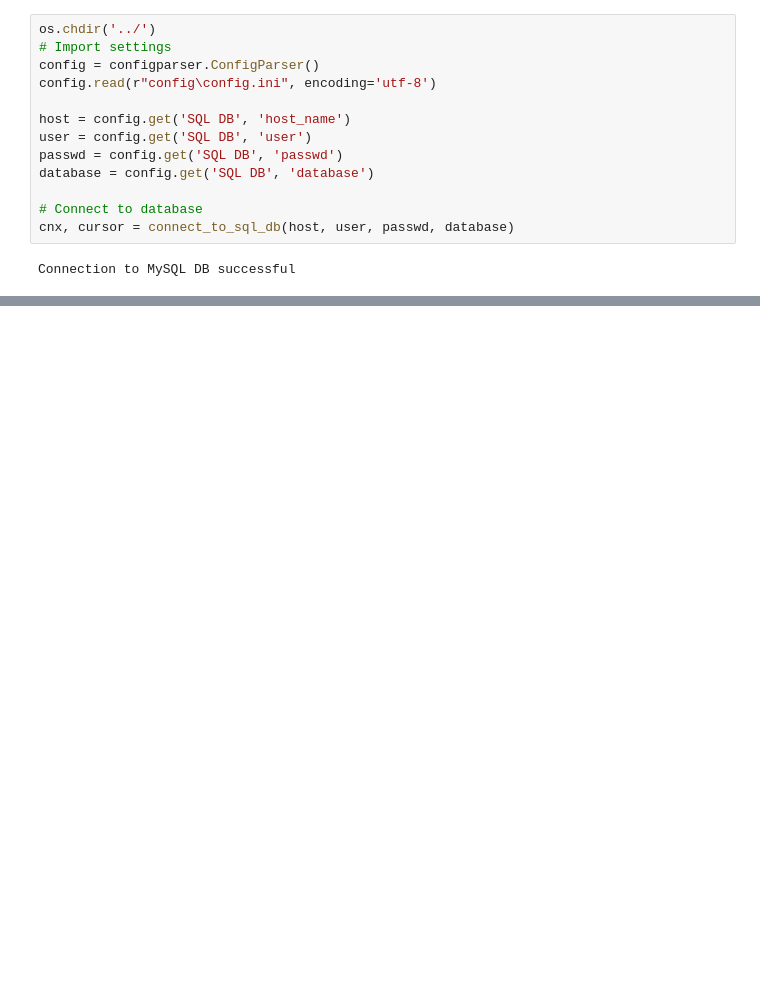
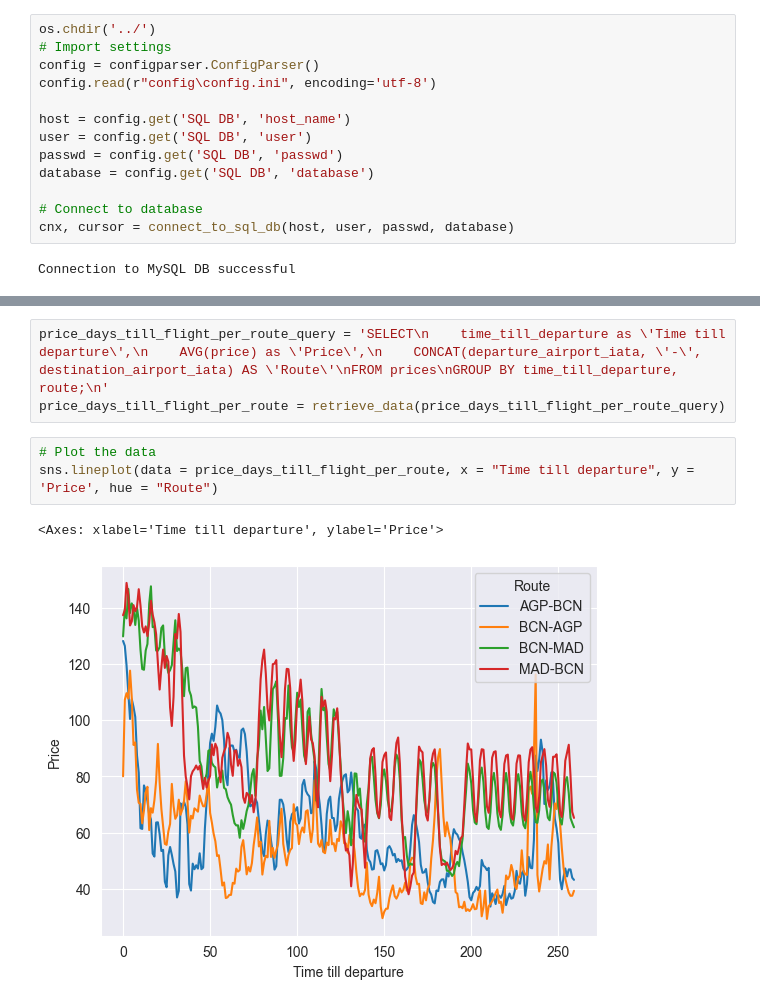
Before and after one commit to skiador/FlightPrices, a Jupyter notebook: notebooks/Data analysis.ipynb, the cells around one changed output, grey strips where cells are left out. Saved outputs shown, nothing was run; the diff lists cells and outputs as text; blank space fills up the shorter version.

```diff
--- a/notebooks/Data analysis.ipynb
+++ b/notebooks/Data analysis.ipynb
@@ -87,3 +90,12 @@ sns.lineplot(data = price_days_till_flight, x = "Time till departure", y = 'Pric
 # %% [output]
 <Axes: xlabel='Time till departure', ylabel='Price'>
 [figure]
+# %%
+price_days_till_flight_per_route_query = 'SELECT\n    time_till_departure as \'Time till departure\',\n    AVG(price) as \'Price\',\n    CONCAT(departure_airport_iata, \'-\', destination_airport_iata) AS \'Route\'\nFROM prices\nGROUP BY time_till_departure, route;\n'
+price_days_till_flight_per_route = retrieve_data(price_days_till_flight_per_route_query)
+# %%
+# Plot the data
+sns.lineplot(data = price_days_till_flight_per_route, x = "Time till departure", y = 'Price', hue = "Route")
+# %% [output]
+<Axes: xlabel='Time till departure', ylabel='Price'>
+[figure, added]
```
Also changed, not shown: parts of 7 cells of this notebook.
